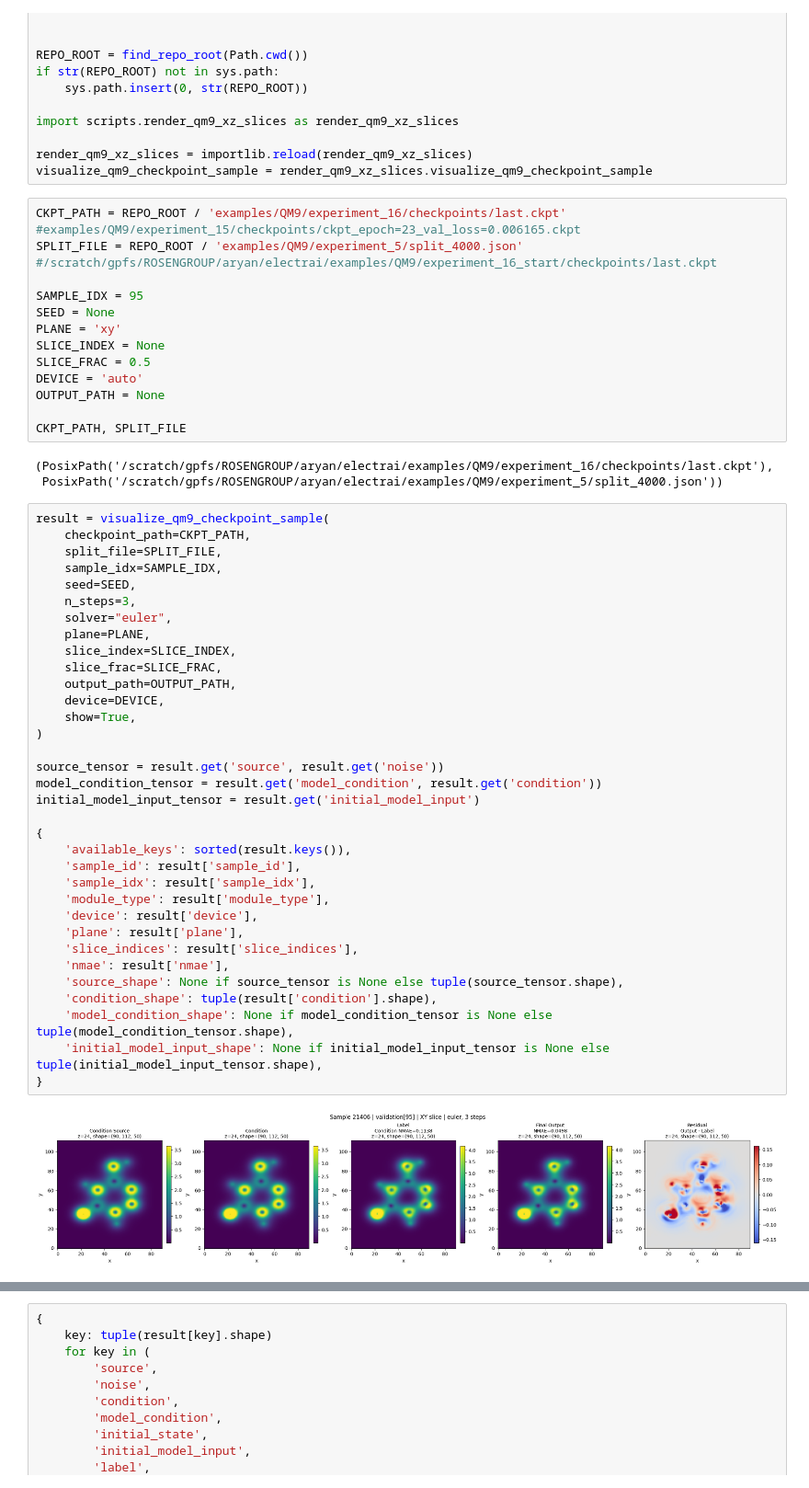
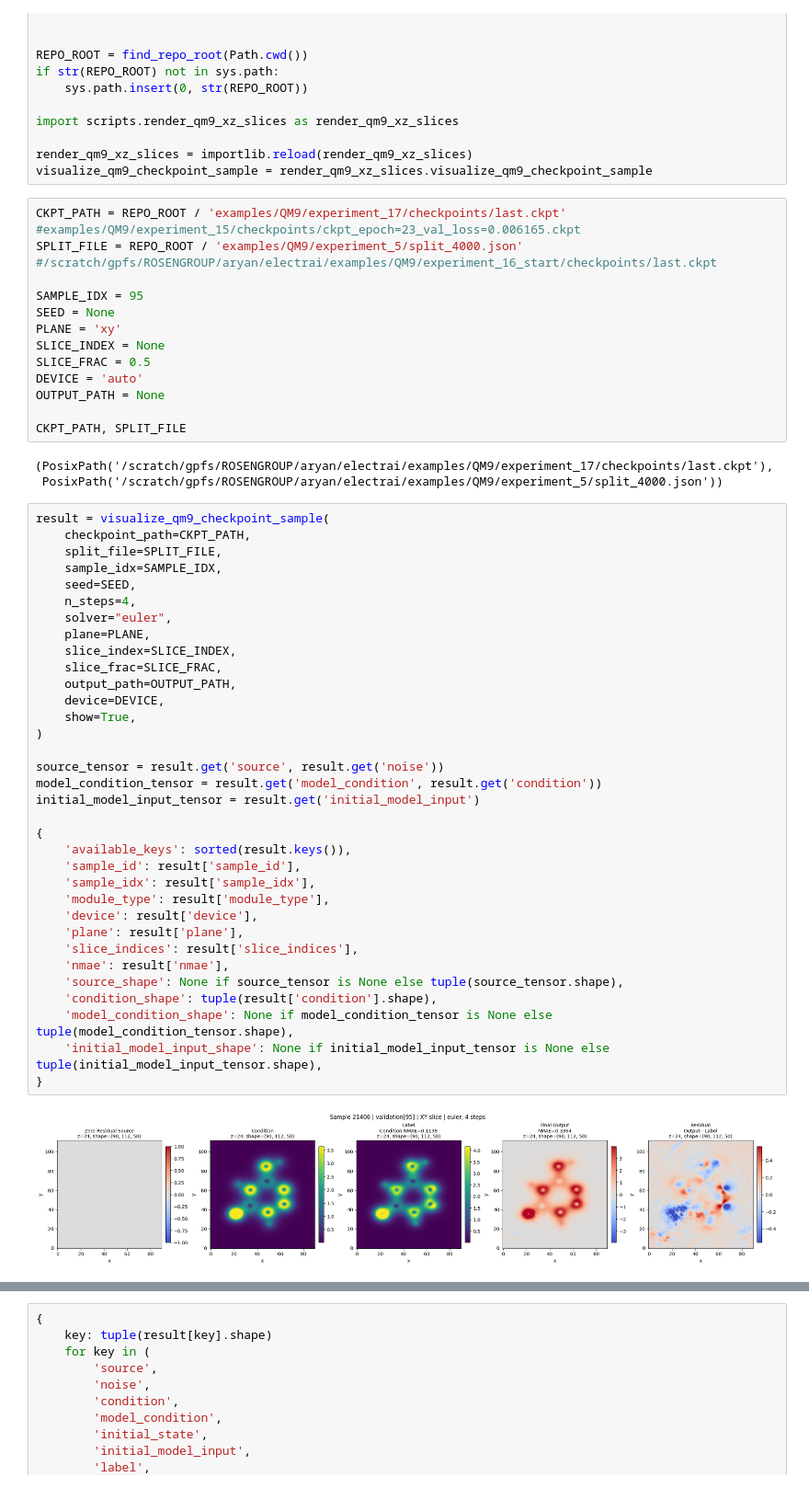
Before and after one commit to aryannsaha/electrai, a Jupyter notebook: scripts/visualize_qm9_checkpoint.ipynb, the cells around one changed output, grey strips where cells are left out. Shown at 92% size. Cells and saved outputs as stored; diff of their text form.

```diff
--- a/scripts/visualize_qm9_checkpoint.ipynb
+++ b/scripts/visualize_qm9_checkpoint.ipynb
@@ -24,7 +24,7 @@ import scripts.render_qm9_xz_slices as render_qm9_xz_slices
 render_qm9_xz_slices = importlib.reload(render_qm9_xz_slices)
 visualize_qm9_checkpoint_sample = render_qm9_xz_slices.visualize_qm9_checkpoint_sample
 # %%
-CKPT_PATH = REPO_ROOT / 'examples/QM9/experiment_16/checkpoints/last.ckpt'
+CKPT_PATH = REPO_ROOT / 'examples/QM9/experiment_17/checkpoints/last.ckpt'
 #examples/QM9/experiment_15/checkpoints/ckpt_epoch=23_val_loss=0.006165.ckpt
 SPLIT_FILE = REPO_ROOT / 'examples/QM9/experiment_5/split_4000.json'
 #/scratch/gpfs/ROSENGROUP/aryan/electrai/examples/QM9/experiment_16_start/checkpoints/last.ckpt
@@ -39,7 +39,7 @@ OUTPUT_PATH = None
 
 CKPT_PATH, SPLIT_FILE
 # %% [output]
-(PosixPath('/scratch/gpfs/ROSENGROUP/aryan/electrai/examples/QM9/experiment_16/checkpoints/last.ckpt'),
+(PosixPath('/scratch/gpfs/ROSENGROUP/aryan/electrai/examples/QM9/experiment_17/checkpoints/last.ckpt'),
  PosixPath('/scratch/gpfs/ROSENGROUP/aryan/electrai/examples/QM9/experiment_5/split_4000.json'))
 # %%
 result = visualize_qm9_checkpoint_sample(
@@ -47,36 +47,36 @@ result = visualize_qm9_checkpoint_sample(
     split_file=SPLIT_FILE,
     sample_idx=SAMPLE_IDX,
     seed=SEED,
-    n_steps=3,
+    n_steps=4,
     solver="euler",
     plane=PLANE,
     slice_index=SLICE_INDEX,
     slice_frac=SLICE_FRAC,
     output_path=OUTPUT_PATH,
     device=DEVICE,
     show=True,
 )
 
 source_tensor = result.get('source', result.get('noise'))
 model_condition_tensor = result.get('model_condition', result.get('condition'))
 initial_model_input_tensor = result.get('initial_model_input')
 
 {
     'available_keys': sorted(result.keys()),
     'sample_id': result['sample_id'],
     'sample_idx': result['sample_idx'],
     'module_type': result['module_type'],
     'device': result['device'],
     'plane': result['plane'],
     'slice_indices': result['slice_indices'],
     'nmae': result['nmae'],
     'source_shape': None if source_tensor is None else tuple(source_tensor.shape),
     'condition_shape': tuple(result['condition'].shape),
     'model_condition_shape': None if model_condition_tensor is None else tuple(model_condition_tensor.shape),
     'initial_model_input_shape': None if initial_model_input_tensor is None else tuple(initial_model_input_tensor.shape),
 }
 # %% [output]
-[figure, old version]
+[figure, new version]
 {'available_keys': ['condition',
   'condition_nmae',
   'condition_residual',
```
Also changed, not shown: parts of 1 cell of this notebook, 7 other files.
